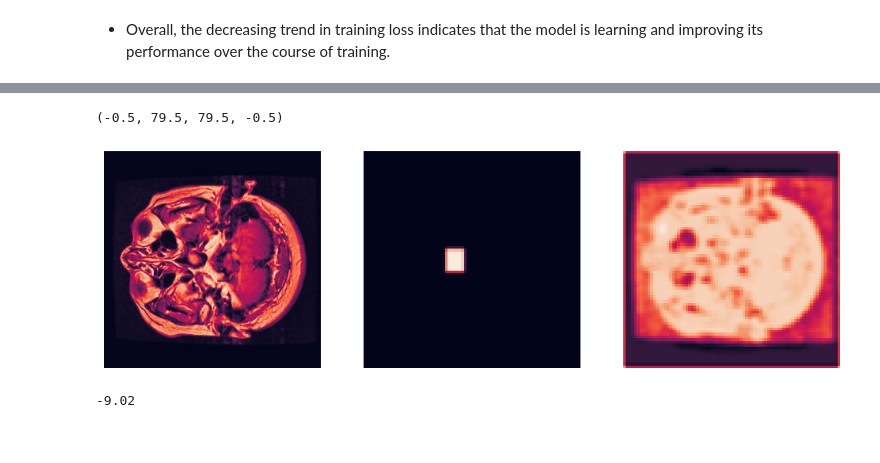
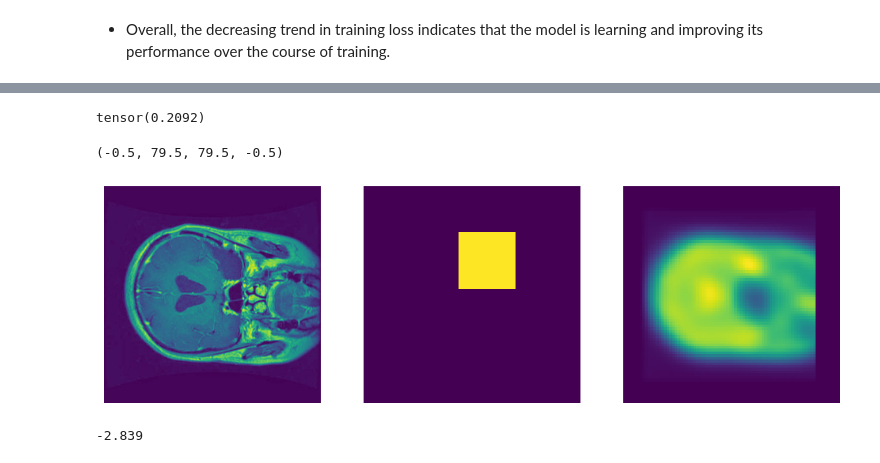
Before and after one commit to 87tana/SemanticSegmentation-in-Medical-Imaging, a Jupyter notebook: Tumor_Semantic_Segmentation.ipynb, the cells around one changed output, grey strips where cells are left out. Saved outputs shown, nothing was run; the diff lists cells and outputs as text; code cells hidden in the pictures.

```diff
--- a/Tumor_Semantic_Segmentation.ipynb
+++ b/Tumor_Semantic_Segmentation.ipynb
@@ -240,9 +240,12 @@ class SegmentationDataset():
         image = self.data_[idx]['image']
         mask = self.data_[idx]['mask']
 
+
         if self.transform is not None:
           image = self.transform['image'](image)
           mask = self.transform['mask'](mask)
+          mask[mask>0] = 1.0
+
 
         return image, mask
 # %% [markdown]
@@ -284,15 +287,9 @@ transform = {'image': transform_img , 'mask': transform_mask}
 Create train and validation dataloaders.
 """
 
-# Define the transformations for images and masks.
-#transform_img= transforms.Compose([transforms.ToTensor()]) #converting image data from a numpy array or PIL image format to a PyTorch tensor format.
-#transform_mask = transforms.Compose([transforms.ToTensor(),transforms.Resize((80, 80))]) #convert mask to PyTorch tensor
-#transform = {'image': transform_img , 'mask': transform_mask}
-
-
 # Train dataloader
-train_dataset = SegmentationDataset(root_dir=root_dir, df=df[df['subset']=='train'].reset_index(drop=True), subset='train', max_samp=100, transform=transform)
-train_loader = DataLoader(train_dataset, batch_size=5, shuffle=True)
+train_dataset = SegmentationDataset(root_dir=root_dir, df=df[df['subset']=='train'].reset_index(drop=True), subset='train', max_samp=224, transform=transform)
+train_loader = DataLoader(train_dataset, batch_size=32, shuffle=True)
 
 # Validation dataloader.
 valid_dataset = SegmentationDataset(root_dir=root_dir, df=df[df['subset']=='valid'].reset_index(drop=True), subset='valid', max_samp=50, transform=transform)
@@ -326,9 +376,10 @@ class SegmentationCNN(nn.Module):
 # %%
 # Initialize the model, loss function, and optimizer
 # learning rate, batch size, and regularization strength
-model = SegmentationCNN()
-criterion = nn.BCEWithLogitsLoss()  # Binary cross-entropy loss for binary segmentation
-optimizer = optim.Adam(model.parameters(), lr=0.01)
+model = SamplSegNet()
+criterion = nn.BCEWithLogitsLoss()  # This loss combines a Sigmoid layer and the BCELoss in one single class.
+#criterion = nn.BCELoss()
+optimizer = optim.Adam(model.parameters(), lr=0.001)
 # %% [markdown]
 evaluate the difference between the predicted segmentation mask and the ground truth mask.
 Common loss functions for segmentation tasks include the Dice loss, cross-entropy loss, and focal loss.
@@ -337,11 +388,12 @@ During training, the CNN updates its weights to minimize the difference between
 # %%
 # Set the max number of epochs, and validation step.
 import torch
-num_epochs = 10
-valid_step = 2
-ckpt_step = 10
+num_epochs = 30
+valid_step = 5
+ckpt_step = 30
 # Set the device to GPU if availabel
 device = torch.device("cuda" if torch.cuda.is_available() else "cpu")
 # Move the model to the device.
 model.to(device)
+#print(model)
 # %% [output]
@@ -474,21 +533,29 @@ len(sample_val_result)
+# %%
+sigmoid = nn.Sigmoid()
+sigmoid(sample_val_result[19]['pred']).permute(1, 2, 0).cpu().max()
+# %% [output]
+tensor(0.2092)
 # %%
 """
 Visualize sample validation result.
 """
-idx = 59
+sigmoid = nn.Sigmoid()
+
+
+idx = len(sample_val_result)-3
 
 fig, axes = plt.subplots (1,3,figsize=(12,6))
 
-axes[0].imshow(sample_val_result[idx]['image'].permute(1, 2, 0))
-axes[1].imshow(sample_val_result[idx]['mask'].permute(1, 2, 0))
-axes[2].imshow(sample_val_result[idx]['pred'].permute(1, 2, 0))
+axes[0].imshow(sample_val_result[idx]['image'].permute(1, 2, 0).cpu())
+axes[1].imshow(sample_val_result[idx]['mask'].permute(1, 2, 0).cpu())
+axes[2].imshow(sigmoid(sample_val_result[idx]['pred']).permute(1, 2, 0).cpu())
 
 axes[0].axis('off')
 axes[1].axis('off')
 axes[2].axis('off')
 # %% [output]
 (-0.5, 79.5, 79.5, -0.5)
-[figure, old version]
+[figure, new version]
 # %%
 def accuracy(groundtruth_mask, pred_mask):
     intersect = np.sum(pred_mask*groundtruth_mask)
@@ -521,6 +588,6 @@ def iou(groundtruth_mask, pred_mask):
     iou = np.mean(intersect/union)
     return round(iou, 3)
 # %%
-recall_score_(sample_val_result[1]['mask'].permute(1, 2, 0).numpy(), sample_val_result[1]['pred'].permute(1, 2, 0).numpy())
+recall_score_(sample_val_result[1]['mask'].permute(1, 2, 0).cpu().numpy(), sample_val_result[1]['pred'].permute(1, 2, 0).cpu().numpy())
 # %% [output]
--9.02
+-2.839
```
Also changed, not shown: parts of 13 cells of this notebook.
